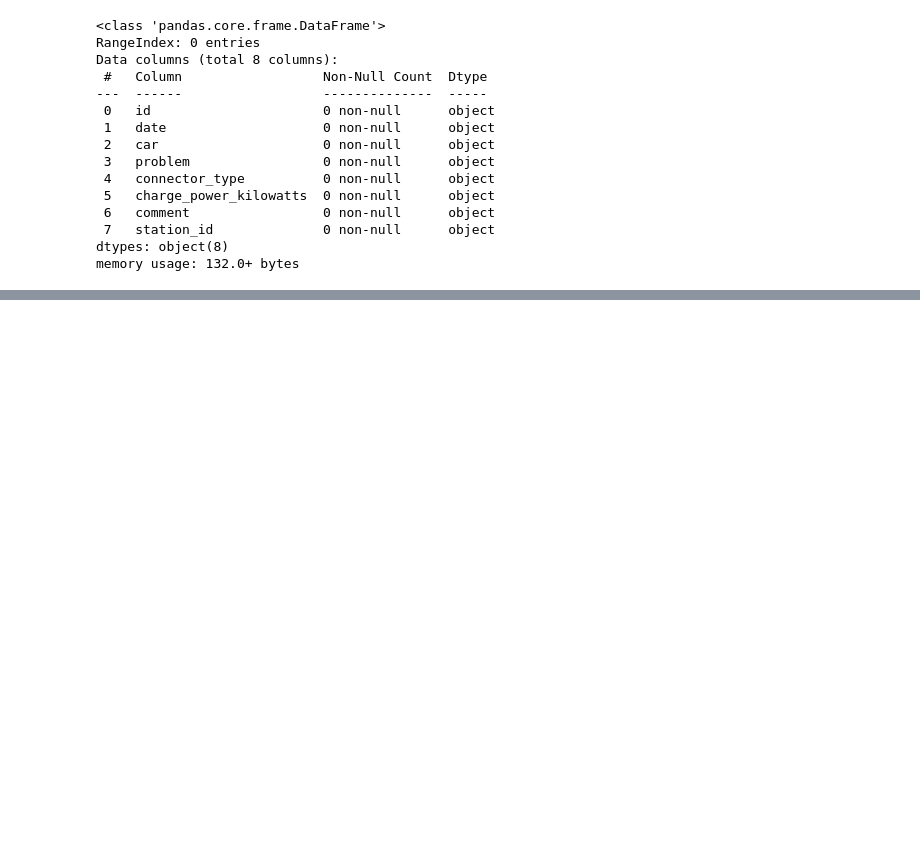
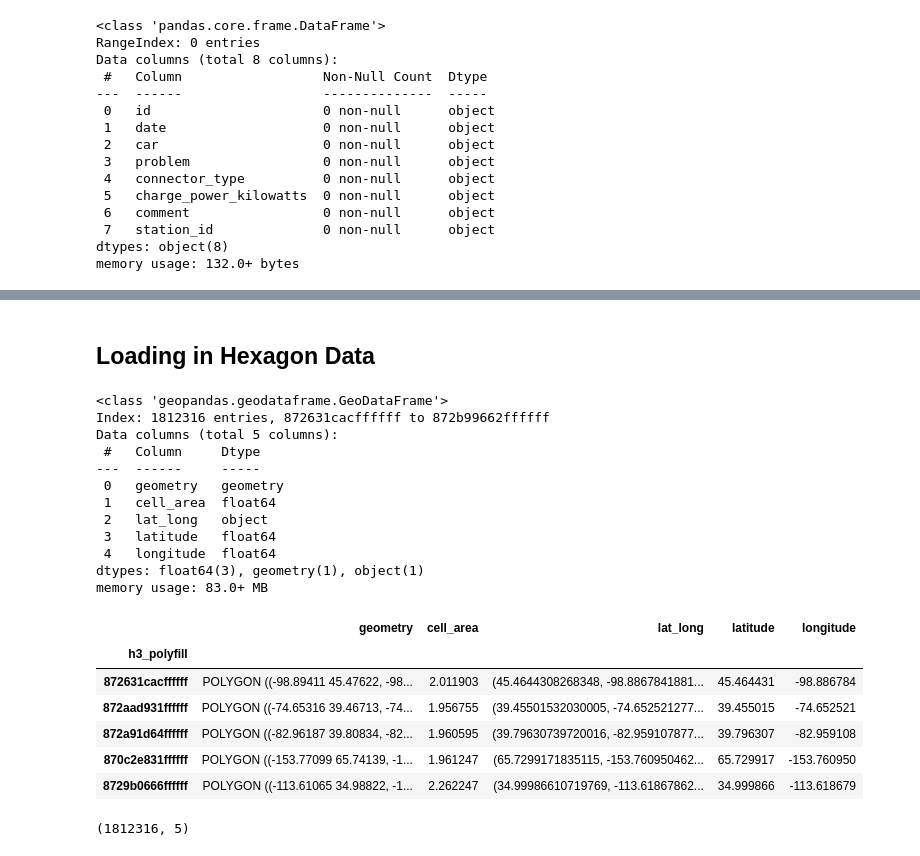
Before and after one commit to emigre459/evlens, a Jupyter notebook: notebooks/exploratory/0.3-DWRM-GCloud.ipynb, the cells around one changed output, grey strips where cells are left out. Drawn from its saved outputs; the diff is of its cells as text; code cells hidden in the pictures; blank space fills up the shorter version.

```diff
--- a/notebooks/exploratory/0.3-DWRM-GCloud.ipynb
+++ b/notebooks/exploratory/0.3-DWRM-GCloud.ipynb
@@ -339,0 +379,32 @@ memory usage: 132.0+ bytes
+# %% [markdown]
+## Loading in Hexagon Data
+# %%
+import geopandas as gpd
+
+df_hex = pd.read_pickle('../../data/processed/h3_hexagons_usa.pkl')
+df_hex.info()
+df_hex.head()
+# %% [output]
+<class 'geopandas.geodataframe.GeoDataFrame'>
+Index: 1812316 entries, 872631cacffffff to 872b99662ffffff
+Data columns (total 5 columns):
+ #   Column     Dtype
+---  ------     -----
+ 0   geometry   geometry
+ 1   cell_area  float64
+ 2   lat_long   object
+ 3   latitude   float64
+ 4   longitude  float64
+dtypes: float64(3), geometry(1), object(1)
+memory usage: 83.0+ MB
+|  | geometry | cell_area | lat_long | latitude | longitude |
+| h3_polyfill |  |  |  |  |  |
+| 872631cacffffff | POLYGON ((-98.89411 45.47622, -98... | 2.011903 | (45.4644308268348, -98.8867841881... | 45.464431 | -98.886784 |
+| 872aad931ffffff | POLYGON ((-74.65316 39.46713, -74... | 1.956755 | (39.45501532030005, -74.652521277... | 39.455015 | -74.652521 |
+| 872a91d64ffffff | POLYGON ((-82.96187 39.80834, -82... | 1.960595 | (39.79630739720016, -82.959107877... | 39.796307 | -82.959108 |
+| 870c2e831ffffff | POLYGON ((-153.77099 65.74139, -1... | 1.961247 | (65.7299171835115, -153.760950462... | 65.729917 | -153.760950 |
+| 8729b0666ffffff | POLYGON ((-113.61065 34.98822, -1... | 2.262247 | (34.99986610719769, -113.61867862... | 34.999866 | -113.618679 |
+# %%
+df_hex.shape
+# %% [output]
+(1812316, 5)
```
Also changed, not shown: parts of 23 cells of this notebook, 2 other files.
